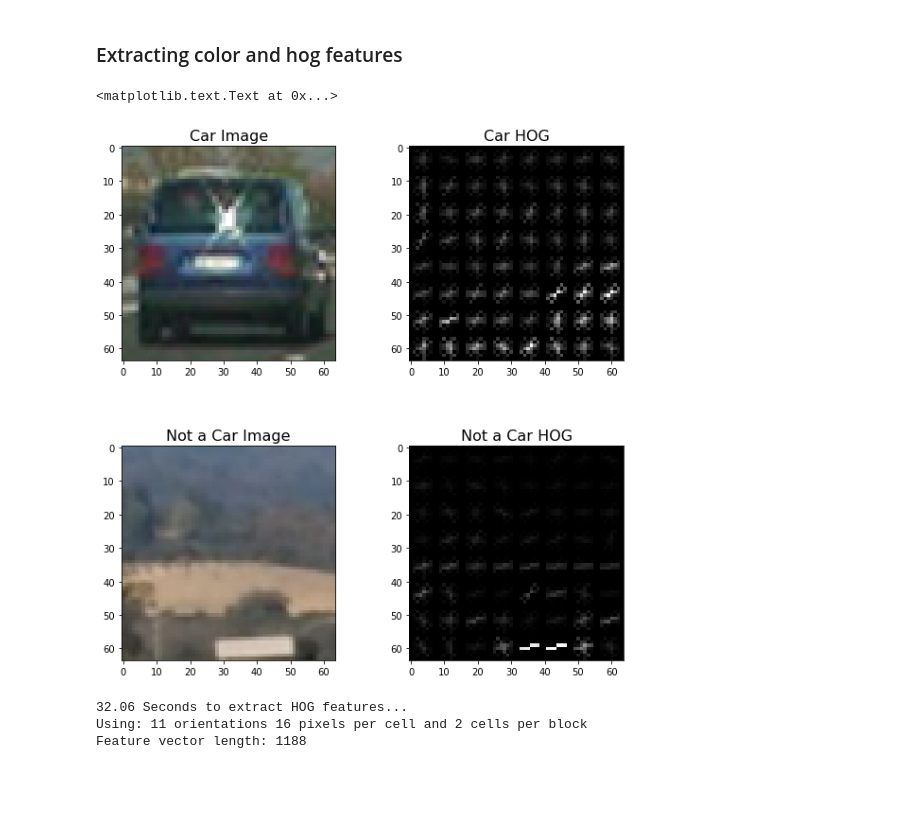
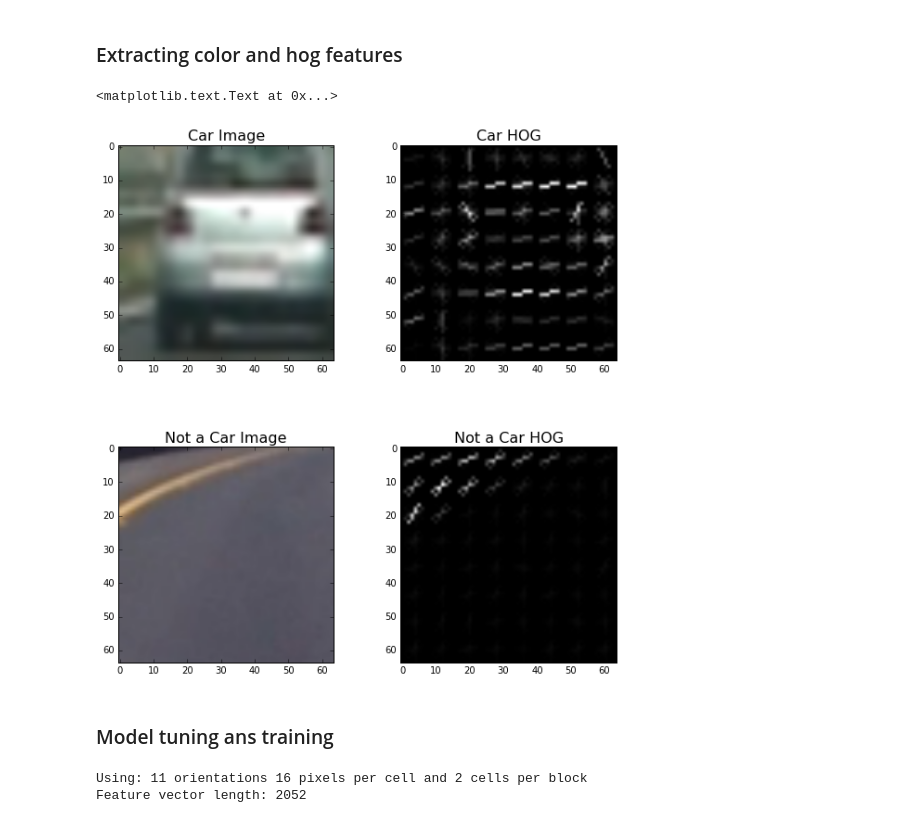
Before and after one commit to nonlining/CarND, a Jupyter notebook: CarND-Vehicle-Detection/Project5.ipynb, the cells around one changed output. Cells and saved outputs as stored; diff of their text form; code cells hidden in the pictures; blank space fills up the shorter version.

```diff
--- a/CarND-Vehicle-Detection/Project5.ipynb
+++ b/CarND-Vehicle-Detection/Project5.ipynb
@@ -122,50 +134,62 @@ def extract_features(imgs, cspace='RGB', orient=9,
     # Return list of feature vectors
     return features
 # %%
-car_img = mpimg.imread(images_car[200])
-_, car_dst = get_hog_features(img[:,:,2], 9, 8, 8, vis=True, feature_vec=True)
+car_img = mpimg.imread(images_car[100])
 
-noncar_img = mpimg.imread(images_noncar[200])
+_, car_dst = get_hog_features(car_img[:,:,2], 9, 8, 8, vis=True, feature_vec=True)
+
+noncar_img = mpimg.imread(images_noncar[100])
 _, noncar_dst = get_hog_features(noncar_img[:,:,2], 9, 8, 8, vis=True, feature_vec=True)
 
 
 f, ((ax1, ax2), (ax3, ax4)) = plt.subplots(2, 2, figsize=(10,10))
 f.subplots_adjust(hspace = .4, wspace=.2)
 ax1.imshow(car_img)
 ax1.set_title('Car Image', fontsize=16)
 ax2.imshow(car_dst, cmap='gray')
 ax2.set_title('Car HOG', fontsize=16)
 ax3.imshow(noncar_img)
 ax3.set_title('Not a Car Image', fontsize=16)
 ax4.imshow(noncar_dst, cmap='gray')
 ax4.set_title('Not a Car HOG', fontsize=16)
 # %% [output]
 <matplotlib.text.Text at 0x...>
-[figure, old version]
+[figure, new version]
+# %% [markdown]
+### Model tuning ans training
 # %%
-# Feature extraction parameters
-colorspace = 'YUV' # Can be RGB, HSV, LUV, HLS, YUV, YCrCb
-orient = 11
-pix_per_cell = 16
-cell_per_block = 2
-hog_channel = 'ALL' # Can be 0, 1, 2, or "ALL"
+color_space = 'YUV' # Can be RGB, HSV, LUV, HLS, YUV, YCrCb
+orient = 11  # HOG orientations
+pix_per_cell = 16 # HOG pixels per cell
+cell_per_block = 2 # HOG cells per block
+hog_channel = "ALL" # Can be 0, 1, 2, or "ALL"
+spatial_size = (16, 16) # Spatial binning dimensions
+hist_bins = 32    # Number of histogram bins
 
-t = time.time()
-car_features = extract_features(images_car, cspace=colorspace, orient=orient,
-                        pix_per_cell=pix_per_cell, cell_per_block=cell_per_block,
-                        hog_channel=hog_channel)
-notcar_features = extract_features(images_noncar, cspace=colorspace, orient=orient,
-                        pix_per_cell=pix_per_cell, cell_per_block=cell_per_block,
-                        hog_channel=hog_channel)
-t2 = time.time()
-print(round(t2-t, 2), 'Seconds to extract HOG features...')
-# Create an array stack of feature vectors
+spatial_feat = True # Spatial features on or off
+hist_feat = True # Histogram features on or off
+hog_feat = True # HOG features on or off
+y_start_stop = [None, None] # Min and max in y to search in slide_window()
+
+car_features = extract_features(images_car, color_space=color_space,
+                        spatial_size=spatial_size, hist_bins=hist_bins,
+                        orient=orient, pix_per_cell=pix_per_cell,
+                        cell_per_block=cell_per_block,
+                        hog_channel=hog_channel, spatial_feat=spatial_feat,
+                        hist_feat=hist_feat, hog_feat=hog_feat)
+
+notcar_features = extract_features(images_noncar, color_space=color_space,
+                        spatial_size=spatial_size, hist_bins=hist_bins,
+                        orient=orient, pix_per_cell=pix_per_cell,
+                        cell_per_block=cell_per_block,
+                        hog_channel=hog_channel, spatial_feat=spatial_feat,
+                        hist_feat=hist_feat, hog_feat=hog_feat)
+
 X = np.vstack((car_features, notcar_features)).astype(np.float64)
-
-# Fit a per-column scaler - this will be necessary if combining different types of features (HOG + color_hist/bin_spatial)
-#X_scaler = StandardScaler().fit(X)
+# Fit a per-column scaler
+X_scaler = StandardScaler().fit(X)
 # Apply the scaler to X
-#scaled_X = X_scaler.transform(X)
+scaled_X = X_scaler.transform(X)
 
 # Define the labels vector
 y = np.hstack((np.ones(len(car_features)), np.zeros(len(notcar_features))))
@@ -174,15 +198,14 @@ y = np.hstack((np.ones(len(car_features)), np.zeros(len(notcar_features))))
 # Split up data into randomized training and test sets
 rand_state = np.random.randint(0, 100)
 X_train, X_test, y_train, y_test = train_test_split(
-    X, y, test_size=0.2, random_state=rand_state)
+    scaled_X, y, test_size=0.2, random_state=rand_state)
 
 print('Using:',orient,'orientations',pix_per_cell,
     'pixels per cell and', cell_per_block,'cells per block')
 print('Feature vector length:', len(X_train[0]))
 # %% [output]
-32.06 Seconds to extract HOG features...
 Using: 11 orientations 16 pixels per cell and 2 cells per block
-Feature vector length: 1188
+Feature vector length: 2052
 # %%
 # Use a linear SVC
 svc = LinearSVC()
```
Also changed, not shown: parts of 7 cells of this notebook.
